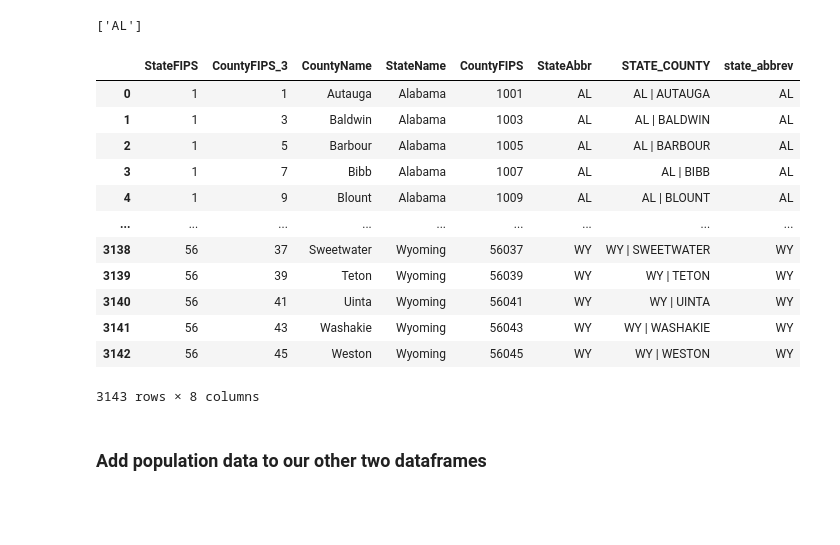
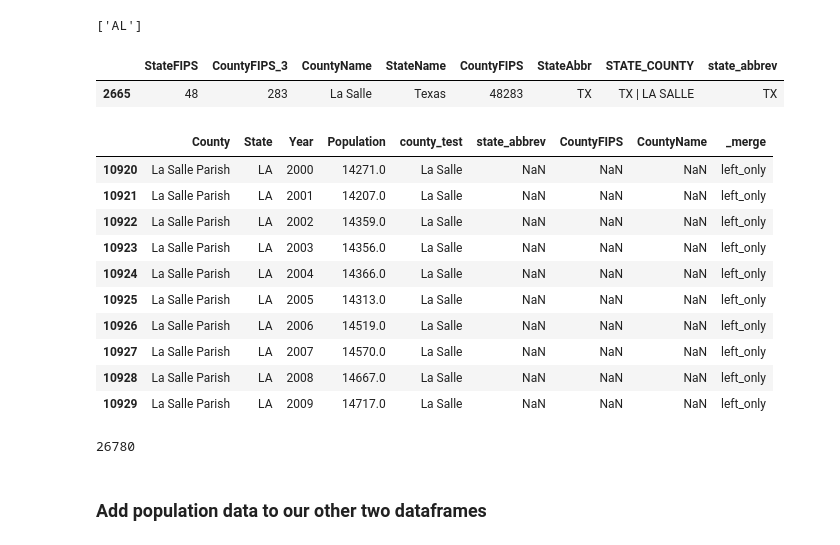
Before and after one commit to abzdel/Opioid-Analysis, a Jupyter notebook: 02_clean_data.ipynb, the cells around one changed output. Cells and saved outputs as stored; diff of their text form; code cells hidden in the pictures; blank space fills up the shorter version.

Commit message:
done for now - fips working for population dataset

```diff
--- a/02_clean_data.ipynb
+++ b/02_clean_data.ipynb
@@ -383,22 +383,53 @@ keys
 ['AL']
 # %%
 fips["state_abbrev"] = fips["StateName"].apply(lambda x: get_keys_from_value(abbrev_to_us_state, x)[0])
-# %%
-fips
-# %% [output]
-|  | StateFIPS | CountyFIPS_3 | CountyName | StateName | CountyFIPS | StateAbbr | STATE_COUNTY | state_abbrev |
-| 0 | 1 | 1 | Autauga | Alabama | 1001 | AL | AL | AUTAUGA | AL |
-| 1 | 1 | 3 | Baldwin | Alabama | 1003 | AL | AL | BALDWIN | AL |
-| 2 | 1 | 5 | Barbour | Alabama | 1005 | AL | AL | BARBOUR | AL |
-| 3 | 1 | 7 | Bibb | Alabama | 1007 | AL | AL | BIBB | AL |
-| 4 | 1 | 9 | Blount | Alabama | 1009 | AL | AL | BLOUNT | AL |
-| ... | ... | ... | ... | ... | ... | ... | ... | ... |
-| 3138 | 56 | 37 | Sweetwater | Wyoming | 56037 | WY | WY | SWEETWATER | WY |
-| 3139 | 56 | 39 | Teton | Wyoming | 56039 | WY | WY | TETON | WY |
-| 3140 | 56 | 41 | Uinta | Wyoming | 56041 | WY | WY | UINTA | WY |
-| 3141 | 56 | 43 | Washakie | Wyoming | 56043 | WY | WY | WASHAKIE | WY |
-| 3142 | 56 | 45 | Weston | Wyoming | 56045 | WY | WY | WESTON | WY |
-3143 rows × 8 columns
+# %%
+fips = fips[fips["state_abbrev"].isin(states)]
+# %%
+# helper function to get rid of the word county in pop df
+def remove_county(x):
+
+    if "County" in x:
+        return x[:-7]
+    else:
+        return x
+
+
+pops["county_test"] = pops["County"].apply(lambda x: remove_county(x))
+
+
+# fix dona ana and la salle parish
+pops["county_test"] = pops["county_test"].apply(lambda x: x.replace("Doña Ana", "Dona Ana"))
+pops["county_test"] = pops["county_test"].apply(lambda x: x.replace("La Salle Parish", "La Salle"))
+fips["CountyName"] = fips["CountyName"].apply(lambda x: x.replace("DoÃ±a Ana", "Dona Ana"))
+# %%
+# attempt to get fip numbers into each other df
+
+# first, get fips into pops
+pops_copy = pops.merge(fips[["state_abbrev", "CountyFIPS", "CountyName"]], left_on=["county_test", "State"], right_on=["CountyName", "state_abbrev"], how="outer", indicator=True)
+# %%
+fips[fips["CountyName"] == "La Salle"]
+# %% [output]
+|  | StateFIPS | CountyFIPS_3 | CountyName | StateName | CountyFIPS | StateAbbr | STATE_COUNTY | state_abbrev |
+| 2665 | 48 | 283 | La Salle | Texas | 48283 | TX | TX | LA SALLE | TX |
+# %%
+pops_copy[pops_copy["_merge"] != "both"]
+# %% [output]
+|  | County | State | Year | Population | county_test | state_abbrev | CountyFIPS | CountyName | _merge |
+| 10920 | La Salle Parish | LA | 2000 | 14271.0 | La Salle | NaN | NaN | NaN | left_only |
+| 10921 | La Salle Parish | LA | 2001 | 14207.0 | La Salle | NaN | NaN | NaN | left_only |
+| 10922 | La Salle Parish | LA | 2002 | 14359.0 | La Salle | NaN | NaN | NaN | left_only |
+| 10923 | La Salle Parish | LA | 2003 | 14356.0 | La Salle | NaN | NaN | NaN | left_only |
+| 10924 | La Salle Parish | LA | 2004 | 14366.0 | La Salle | NaN | NaN | NaN | left_only |
+| 10925 | La Salle Parish | LA | 2005 | 14313.0 | La Salle | NaN | NaN | NaN | left_only |
+| 10926 | La Salle Parish | LA | 2006 | 14519.0 | La Salle | NaN | NaN | NaN | left_only |
+| 10927 | La Salle Parish | LA | 2007 | 14570.0 | La Salle | NaN | NaN | NaN | left_only |
+| 10928 | La Salle Parish | LA | 2008 | 14667.0 | La Salle | NaN | NaN | NaN | left_only |
+| 10929 | La Salle Parish | LA | 2009 | 14717.0 | La Salle | NaN | NaN | NaN | left_only |
+# %%
+len(pops)
+# %% [output]
+26780
 # %% [markdown]
 ### Add population data to our other two dataframes
 # %%
```
